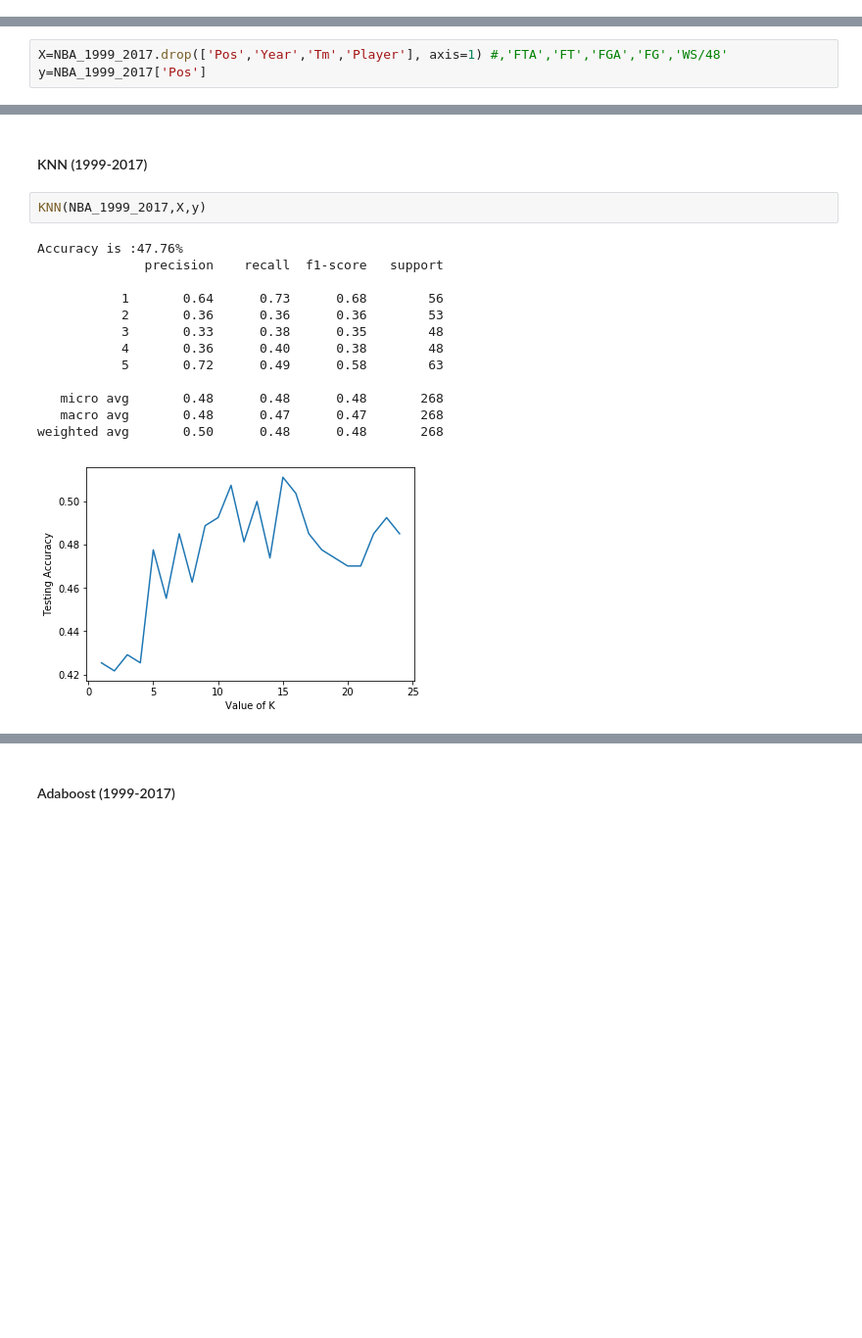
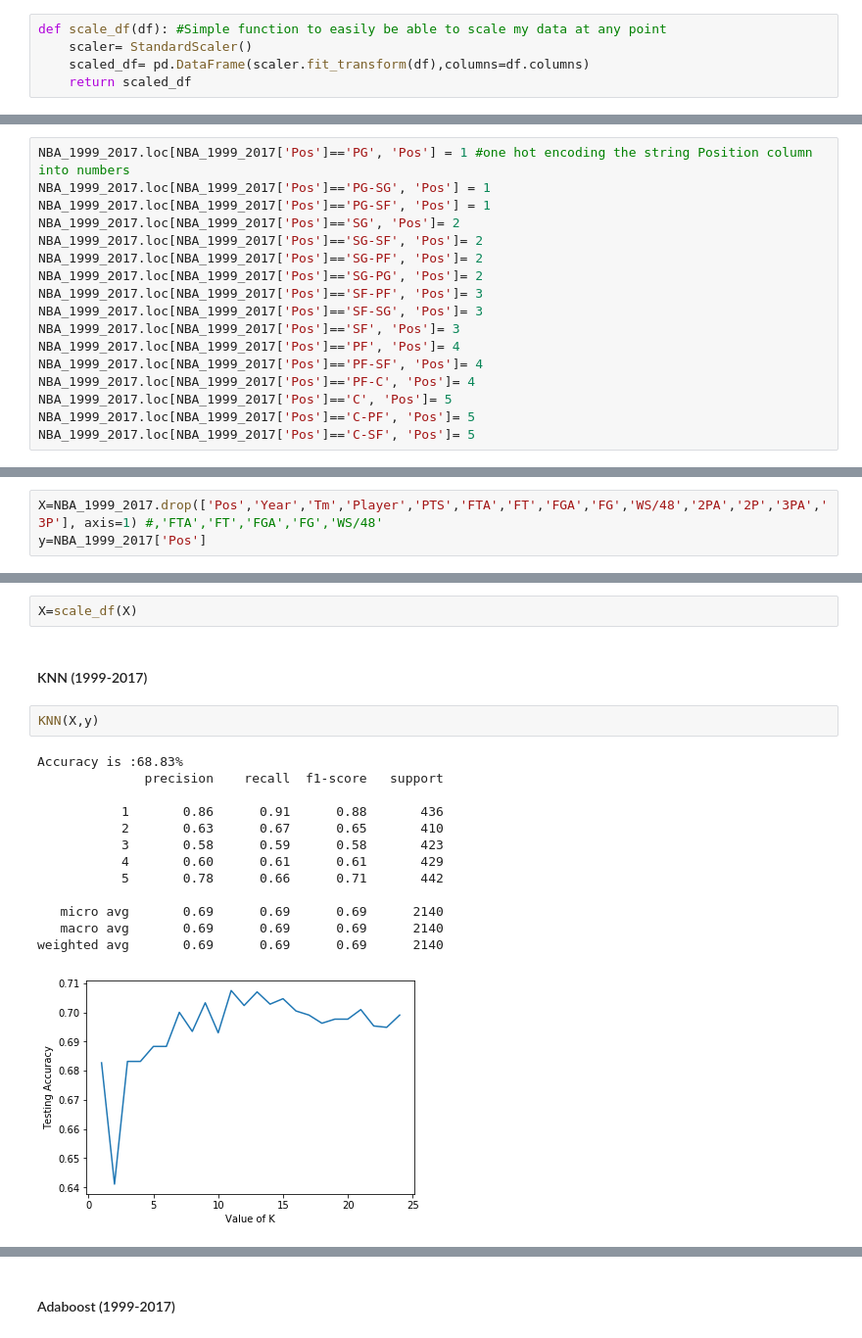
Before and after one commit to gabertooth/dsc-mod-5-project-online-ds-pt-021119, a Jupyter notebook: student.ipynb, the cells around one changed output, grey strips where cells are left out. Shown at 98% size. Cells and saved outputs as stored; diff of their text form; blank space fills up the shorter version.

```diff
--- a/student.ipynb
+++ b/student.ipynb
@@ -192 +228,6 @@ Function Definitions
+# %%
+def scale_df(df): #Simple function to easily be able to scale my data at any point
+    scaler= StandardScaler()
+    scaled_df= pd.DataFrame(scaler.fit_transform(df),columns=df.columns)
+    return scaled_df
 # %%
@@ -1497,0 +1325,17 @@ Position_num(NBA_1999_2017)
+# %%
+NBA_1999_2017.loc[NBA_1999_2017['Pos']=='PG', 'Pos'] = 1 #one hot encoding the string Position column into numbers
+NBA_1999_2017.loc[NBA_1999_2017['Pos']=='PG-SG', 'Pos'] = 1
+NBA_1999_2017.loc[NBA_1999_2017['Pos']=='PG-SF', 'Pos'] = 1
+NBA_1999_2017.loc[NBA_1999_2017['Pos']=='SG', 'Pos']= 2
+NBA_1999_2017.loc[NBA_1999_2017['Pos']=='SG-SF', 'Pos']= 2
+NBA_1999_2017.loc[NBA_1999_2017['Pos']=='SG-PF', 'Pos']= 2
+NBA_1999_2017.loc[NBA_1999_2017['Pos']=='SG-PG', 'Pos']= 2
+NBA_1999_2017.loc[NBA_1999_2017['Pos']=='SF-PF', 'Pos']= 3
+NBA_1999_2017.loc[NBA_1999_2017['Pos']=='SF-SG', 'Pos']= 3
+NBA_1999_2017.loc[NBA_1999_2017['Pos']=='SF', 'Pos']= 3
+NBA_1999_2017.loc[NBA_1999_2017['Pos']=='PF', 'Pos']= 4
+NBA_1999_2017.loc[NBA_1999_2017['Pos']=='PF-SF', 'Pos']= 4
+NBA_1999_2017.loc[NBA_1999_2017['Pos']=='PF-C', 'Pos']= 4
+NBA_1999_2017.loc[NBA_1999_2017['Pos']=='C', 'Pos']= 5
+NBA_1999_2017.loc[NBA_1999_2017['Pos']=='C-PF', 'Pos']= 5
+NBA_1999_2017.loc[NBA_1999_2017['Pos']=='C-SF', 'Pos']= 5
@@ -1498,3 +1358,3 @@ Position_num(NBA_1999_2017)
 # %%
-X=NBA_1999_2017.drop(['Pos','Year','Tm','Player'], axis=1) #,'FTA','FT','FGA','FG','WS/48'
+X=NBA_1999_2017.drop(['Pos','Year','Tm','Player','PTS','FTA','FT','FGA','FG','WS/48','2PA','2P','3PA','3P'], axis=1) #,'FTA','FT','FGA','FG','WS/48'
 y=NBA_1999_2017['Pos']
@@ -1505,18 +1365,20 @@ heatmap(NBA_1999_2017)
+# %%
+X=scale_df(X)
 # %% [markdown]
 #### KNN (1999-2017)
 # %%
-KNN(NBA_1999_2017,X,y)
+KNN(X,y)
 # %% [output]
-Accuracy is :47.76%
+Accuracy is :68.83%
               precision    recall  f1-score   support
 
-           1       0.64      0.73      0.68        56
-           2       0.36      0.36      0.36        53
-           3       0.33      0.38      0.35        48
-           4       0.36      0.40      0.38        48
-           5       0.72      0.49      0.58        63
+           1       0.86      0.91      0.88       436
+           2       0.63      0.67      0.65       410
+           3       0.58      0.59      0.58       423
+           4       0.60      0.61      0.61       429
+           5       0.78      0.66      0.71       442
 
-   micro avg       0.48      0.48      0.48       268
-   macro avg       0.48      0.47      0.47       268
-weighted avg       0.50      0.48      0.48       268
+   micro avg       0.69      0.69      0.69      2140
+   macro avg       0.69      0.69      0.69      2140
+weighted avg       0.69      0.69      0.69      2140
-[figure, old version]
+[figure, new version]
```
Also changed, not shown: parts of 193 cells of this notebook.
